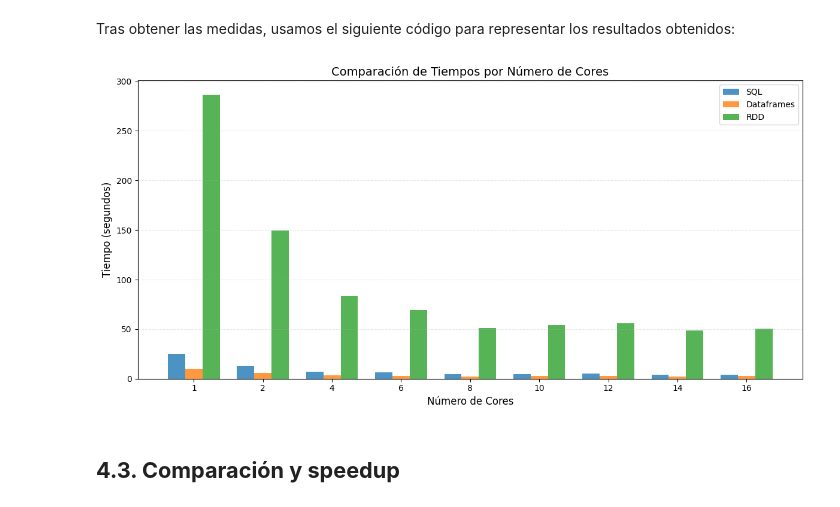
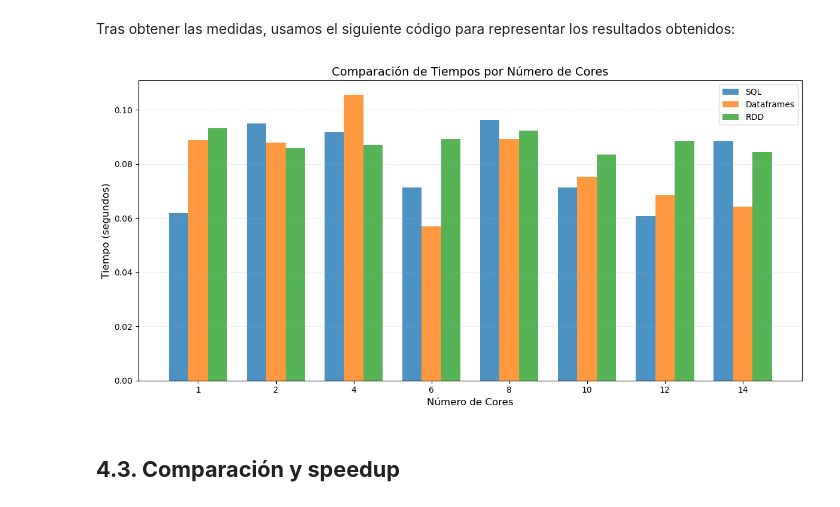
Before and after one commit to Astrak00/HPC-Lab01, a Jupyter notebook: main.ipynb, the cells around one changed output. Drawn from its saved outputs; the diff is of its cells as text; code cells hidden in the pictures.

```diff
--- a/main.ipynb
+++ b/main.ipynb
@@ -46,7 +46,7 @@ Este apartado contiene el código relacionado con la carga del dataset y una des
 
 Para poder trabajar con los datos, primero hay que crear una sesión de `Spark`. Esto se realiza mediante el siguiente código:
 # %%
-if 1:
+if 0:
     for year in range(2024, 2025+1):
         for i in range(1,12+1):
             index = i if i >= 10 else "0"+str(i)
@@ -300,13 +240,6 @@ Este proceso se muestra en el siguiente código:
 # %%
 start_sql = time.time()
 TABLE_NAME = 'taxi_routes'
-
-# TODO: Eliminar este SQL
-SQL = f"""SELECT HOUR(tpep_pickup_datetime) AS hour,
-            ROUND(AVG(trip_distance / DATE_DIFF(SECOND,tpep_pickup_datetime,tpep_dropoff_datetime))*1.6*3600, 2) as vel_media_km_h
-            FROM {TABLE_NAME}
-            GROUP BY hour
-            SORT BY hour """
 
 # Query a usar
 SQL = f"""SELECT HOUR(tpep_pickup_datetime) AS hour,
@@ -757,6 +685,8 @@ def createSparkSession(core_numer: int):
         spark.stop()
     except:
         pass
+
+    time_start = time.time()
 
     # Re-import functions to avoid namespace conflicts
     from pyspark.sql.functions import col, hour, try_divide
@@ -780,8 +710,11 @@ def createSparkSession(core_numer: int):
     # Eliminado de viajes instantáneos
     df = df.filter(df.tpep_pickup_datetime != df.tpep_dropoff_datetime)
 
+    end_creation = time.time()
+    time_taken = end_creation - time_start
+
     # TODO: hacer más filtros
-    return spark, sc, df
+    return spark, time_taken, df
 # %% [markdown]
 ### **4.1.2. Implementación del problema 1 mediante SQL**
 # %%
@@ -852,7 +785,7 @@ Esto se realiza en el siguiente código:
 # %%
 from pyspark.sql.functions import col, hour, try_divide
 
-CORES = [1,2,4,6,8,10,12,14,16]
+CORES = [1,2,4,6,8,10,12,14]
 RESULTS_SQL, RESULTS_DATAFRAME, RESULTS_RDD = {}, {}, {}
 
 activities = (("SQL Result", sqlProcess, RESULTS_SQL),
@@ -869,15 +802,15 @@ for activity in activities:
     for core_number in CORES:
         gc.collect()
         start = time.time()
-        spark_speedup, _, df_speedup = createSparkSession(core_number)
+        spark_speedup, time_taken_spark_creation, df_speedup = createSparkSession(core_number)
 
         # process
         func(spark_speedup, df_speedup)
 
         # Register end time
         end = time.time()
-        time_taken = end - start
-        results[core_number] = time_taken
+        time_taken_process = end - start
+        results[core_number] = [time_taken_spark_creation, time_taken_process]
 
         with open(f"results/{name.lower().replace(' ', '_')}.json", 'w') as f:
             json.dump(results, f, indent=2)
@@ -1092,8 +837,6 @@ only showing top 20 rows
 # %% [markdown]
 Tras obtener las medidas, usamos el siguiente código para representar los resultados obtenidos:
 # %%
-
-
 # Cargar los tres archivos JSON
 with open('results/sql_result.json', 'r') as f:
     sql_data = json.load(f)
@@ -1104,36 +847,36 @@ with open('results/dataframe_result.json', 'r') as f:
 with open('results/rdd_result.json', 'r') as f:
     rdd_data = json.load(f)
 
 # Convertir las claves a números y ordenar
 cores = sorted([int(k) for k in sql_data.keys()])
 
 # Extraer valores en el mismo orden para cada dataset
-sql_values = [sql_data[str(c)] for c in cores]
-df_values = [df_data[str(c)] for c in cores]
-rdd_values = [rdd_data[str(c)] for c in cores]
+sql_values = [sql_data[str(c)][0] for c in cores]
+df_values = [df_data[str(c)][0] for c in cores]
+rdd_values = [rdd_data[str(c)][0] for c in cores]
 
 # Crear el gráfico
 fig, ax = plt.subplots(figsize=(12, 6))
 
 # Ancho de las barras
 ancho = 0.25
 x = np.arange(len(cores))
 # Crear barras para cada dataset
 sql_bars = ax.bar(x - ancho, sql_values, ancho, label='SQL', alpha=0.8)
 df_bars = ax.bar(x, df_values, ancho, label='Dataframes', alpha=0.8)
 rdd_bars = ax.bar(x + ancho, rdd_values, ancho, label='RDD', alpha=0.8)
 # Personalizar el gráfico
 ax.set_xlabel('Número de Cores', fontsize=12)
 ax.set_ylabel('Tiempo (segundos)', fontsize=12)
 ax.set_title('Comparación de Tiempos por Número de Cores', fontsize=14)
 ax.set_xticks(x)
 ax.set_xticklabels(cores)
 ax.legend()
 ax.grid(axis='y', alpha=0.3, linestyle='--')
 # Ajustar el layout
 plt.tight_layout()
 plt.show()
 # %% [output]
-[figure, old version]
+[figure, new version]
 # %% [markdown]
 ## **4.3. Comparación y speedup**
```
Also changed, not shown: parts of 24 cells of this notebook, 3 other files.
